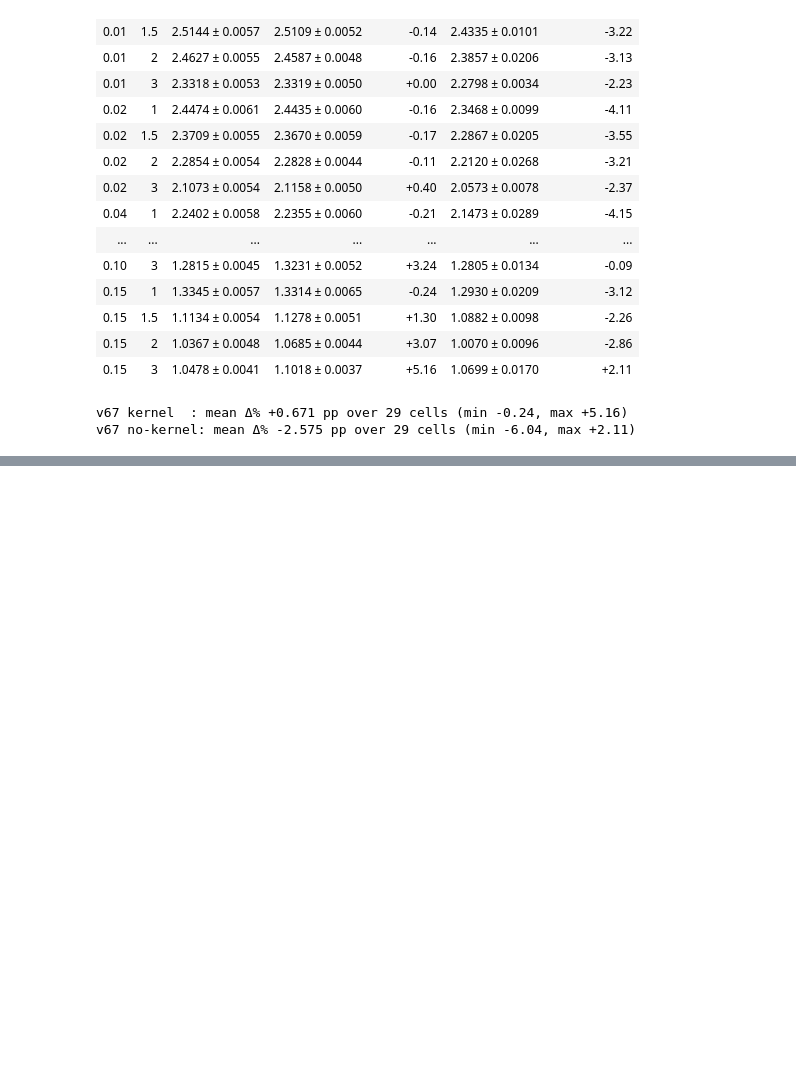
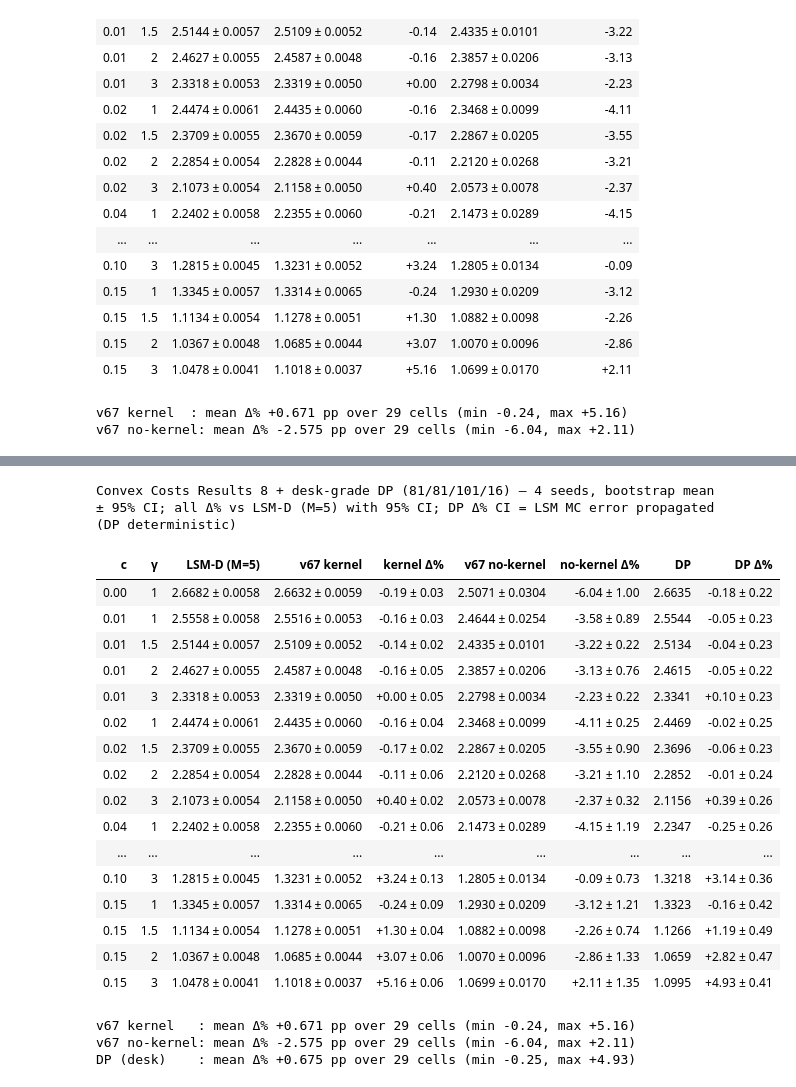
Before and after one commit to ithakis/DRL-Swing-Options, a Jupyter notebook: Jupyter Notebooks/3: Validation 3: Semi-Analytical Kernel & RL Pricer.ipynb, the cells around one changed output, grey strips where cells are left out. Cells and saved outputs as stored; diff of their text form; code cells hidden in the pictures; blank space fills up the shorter version.

```diff
--- a/Jupyter Notebooks/3: Validation 3: Semi-Analytical Kernel & RL Pricer.ipynb
+++ b/Jupyter Notebooks/3: Validation 3: Semi-Analytical Kernel & RL Pricer.ipynb
@@ -791,0 +721,76 @@ Cells where DP < RL kernel beyond its own 95% CI (genuine violation): 0/29
+# %%
+import subprocess, json
+
+# Desk-grade DP column: the RESULTS.md "production/validation" tier (81/81/101/16, certified
+# <=1e-4 relative ~ 1 bp, ~2 s/cell) -- an accurate config a desk would actually run, NOT the
+# most expensive 121/121/151/24 parity grid.  Cached in the companion folder (tracked); the
+# regeneration branch only needs the built grid_dp_pricer binary.
+DESK = dict(nX=81, nY=81, nQ=101, Mx=16)
+DP_CSV = D / "dp_desk_sweep.csv"
+if not DP_CSV.exists():
+    BIN = ROOT / "grid_dp_pricer" / "build" / "price_dp"
+    rows = []
+    for c_, g_ in zip(R8.c, R8.gamma):
+        args = [str(BIN), "--c", str(c_), "--gamma", str(g_), "--threads", "0",
+                "--Yhi", "4.0"] + sum(([f"--{k}", str(v)] for k, v in DESK.items()), [])
+        j = json.loads(subprocess.run(args, capture_output=True, text=True, check=True).stdout)
+        rows.append(dict(c=c_, gamma=g_, DP=j["price"], **DESK, t_total_ms=j["t_total_ms"]))
+    pd.DataFrame(rows).to_csv(DP_CSV, index=False)
+
+M = R8.merge(pd.read_csv(DP_CSV)[["c", "gamma", "DP"]], on=["c", "gamma"], how="left")
+M["DP_Delta_pct"] = 100 * (M.DP / M.LSM_mean - 1)
+# DP is a deterministic solve (no seeds/paths), so the only uncertainty in DP Delta% is the LSM
+# benchmark's own MC error: delta-method propagation of LSM_CI95 through 100*(DP/LSM - 1).
+M["DP_Delta_CI95"] = 100 * M.DP / M.LSM_mean**2 * M.LSM_CI95
+
+def pmd(m, e):
+    "delta% cell: signed mean +/- 95% CI half-width"
+    return m.map("{:+.2f}".format) + " ± " + e.map("{:.2f}".format)
+
+disp2 = pd.DataFrame({
+    "c": M.c, "γ": M.gamma,
+    "LSM-D (M=5)": pm(M.LSM_mean, M.LSM_CI95),
+    "v67 kernel": pm(M.KernelOn_mean, M.KernelOn_CI95),
+    "kernel Δ%": pmd(M.KernelOn_Delta_pct, M.KernelOn_Delta_CI95),
+    "v67 no-kernel": pm(M.KernelOff_mean, M.KernelOff_CI95),
+    "no-kernel Δ%": pmd(M.KernelOff_Delta_pct, M.KernelOff_Delta_CI95),
+    "DP": M.DP.map("{:.4f}".format),
+    "DP Δ%": pmd(M.DP_Delta_pct, M.DP_Delta_CI95),
+})
+deltas = {"kernel Δ%": M.KernelOn_Delta_pct, "no-kernel Δ%": M.KernelOff_Delta_pct,
+          "DP Δ%": M.DP_Delta_pct}
+V = float(max(s.abs().max() for s in deltas.values()))
+sty = disp2.style.hide(axis="index").format({"c": "{:.2f}", "γ": "{:g}"})
+for col, vals in deltas.items():   # Δ% cells are "mean ± CI" strings -> color by the numeric mean via gmap
+    sty = sty.background_gradient(cmap="RdYlGn", subset=[col], gmap=vals.to_numpy(), vmin=-V, vmax=V)
+display(sty.set_caption(
+    "Convex Costs Results 8 + desk-grade DP (81/81/101/16) — 4 seeds, bootstrap mean ± 95% CI; "
+    "all Δ% vs LSM-D (M=5) with 95% CI; DP Δ% CI = LSM MC error propagated (DP deterministic)"))
+print(f"v67 kernel   : mean Δ% {M.KernelOn_Delta_pct.mean():+.3f} pp over {len(M)} cells "
+      f"(min {M.KernelOn_Delta_pct.min():+.2f}, max {M.KernelOn_Delta_pct.max():+.2f})")
+print(f"v67 no-kernel: mean Δ% {M.KernelOff_Delta_pct.mean():+.3f} pp over {len(M)} cells "
+      f"(min {M.KernelOff_Delta_pct.min():+.2f}, max {M.KernelOff_Delta_pct.max():+.2f})")
+print(f"DP (desk)    : mean Δ% {M.DP_Delta_pct.mean():+.3f} pp over {len(M)} cells "
+      f"(min {M.DP_Delta_pct.min():+.2f}, max {M.DP_Delta_pct.max():+.2f})")
+# %% [output]
+Convex Costs Results 8 + desk-grade DP (81/81/101/16) — 4 seeds, bootstrap mean ± 95% CI; all Δ% vs LSM-D (M=5) with 95% CI; DP Δ% CI = LSM MC error propagated (DP deterministic)
+| c | γ | LSM-D (M=5) | v67 kernel | kernel Δ% | v67 no-kernel | no-kernel Δ% | DP | DP Δ% |
+| 0.00 | 1 | 2.6682 ± 0.0058 | 2.6632 ± 0.0059 | -0.19 ± 0.03 | 2.5071 ± 0.0304 | -6.04 ± 1.00 | 2.6635 | -0.18 ± 0.22 |
+| 0.01 | 1 | 2.5558 ± 0.0058 | 2.5516 ± 0.0053 | -0.16 ± 0.03 | 2.4644 ± 0.0254 | -3.58 ± 0.89 | 2.5544 | -0.05 ± 0.23 |
+| 0.01 | 1.5 | 2.5144 ± 0.0057 | 2.5109 ± 0.0052 | -0.14 ± 0.02 | 2.4335 ± 0.0101 | -3.22 ± 0.22 | 2.5134 | -0.04 ± 0.23 |
+| 0.01 | 2 | 2.4627 ± 0.0055 | 2.4587 ± 0.0048 | -0.16 ± 0.05 | 2.3857 ± 0.0206 | -3.13 ± 0.76 | 2.4615 | -0.05 ± 0.22 |
+| 0.01 | 3 | 2.3318 ± 0.0053 | 2.3319 ± 0.0050 | +0.00 ± 0.05 | 2.2798 ± 0.0034 | -2.23 ± 0.22 | 2.3341 | +0.10 ± 0.23 |
+| 0.02 | 1 | 2.4474 ± 0.0061 | 2.4435 ± 0.0060 | -0.16 ± 0.04 | 2.3468 ± 0.0099 | -4.11 ± 0.25 | 2.4469 | -0.02 ± 0.25 |
+| 0.02 | 1.5 | 2.3709 ± 0.0055 | 2.3670 ± 0.0059 | -0.17 ± 0.02 | 2.2867 ± 0.0205 | -3.55 ± 0.90 | 2.3696 | -0.06 ± 0.23 |
+| 0.02 | 2 | 2.2854 ± 0.0054 | 2.2828 ± 0.0044 | -0.11 ± 0.06 | 2.2120 ± 0.0268 | -3.21 ± 1.10 | 2.2852 | -0.01 ± 0.24 |
+| 0.02 | 3 | 2.1073 ± 0.0054 | 2.1158 ± 0.0050 | +0.40 ± 0.02 | 2.0573 ± 0.0078 | -2.37 ± 0.32 | 2.1156 | +0.39 ± 0.26 |
+| 0.04 | 1 | 2.2402 ± 0.0058 | 2.2355 ± 0.0060 | -0.21 ± 0.06 | 2.1473 ± 0.0289 | -4.15 ± 1.19 | 2.2347 | -0.25 ± 0.26 |
+| ... | ... | ... | ... | ... | ... | ... | ... | ... |
+| 0.10 | 3 | 1.2815 ± 0.0045 | 1.3231 ± 0.0052 | +3.24 ± 0.13 | 1.2805 ± 0.0134 | -0.09 ± 0.73 | 1.3218 | +3.14 ± 0.36 |
+| 0.15 | 1 | 1.3345 ± 0.0057 | 1.3314 ± 0.0065 | -0.24 ± 0.09 | 1.2930 ± 0.0209 | -3.12 ± 1.21 | 1.3323 | -0.16 ± 0.42 |
+| 0.15 | 1.5 | 1.1134 ± 0.0054 | 1.1278 ± 0.0051 | +1.30 ± 0.04 | 1.0882 ± 0.0098 | -2.26 ± 0.74 | 1.1266 | +1.19 ± 0.49 |
+| 0.15 | 2 | 1.0367 ± 0.0048 | 1.0685 ± 0.0044 | +3.07 ± 0.06 | 1.0070 ± 0.0096 | -2.86 ± 1.33 | 1.0659 | +2.82 ± 0.47 |
+| 0.15 | 3 | 1.0478 ± 0.0041 | 1.1018 ± 0.0037 | +5.16 ± 0.06 | 1.0699 ± 0.0170 | +2.11 ± 1.35 | 1.0995 | +4.93 ± 0.41 |
+v67 kernel   : mean Δ% +0.671 pp over 29 cells (min -0.24, max +5.16)
+v67 no-kernel: mean Δ% -2.575 pp over 29 cells (min -6.04, max +2.11)
+DP (desk)    : mean Δ% +0.675 pp over 29 cells (min -0.25, max +4.93)
```
Also changed, not shown: parts of 2 cells of this notebook, 6 other files.
